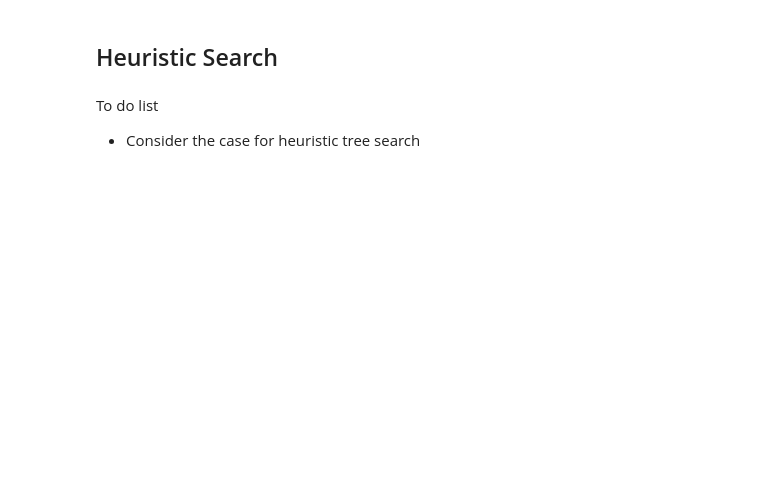
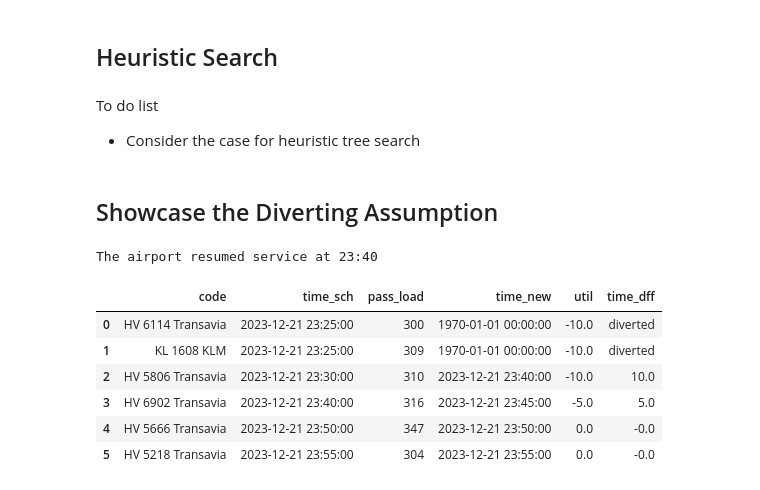
Before and after one commit to cwtravisyip/LSE_ST449_2324_GroupProject, a Jupyter notebook: searchProblem_algo_test.ipynb, the cells around one changed output. Cells and saved outputs as stored; diff of their text form; code cells hidden in the pictures; blank space fills up the shorter version.

```diff
--- a/searchProblem_algo_test.ipynb
+++ b/searchProblem_algo_test.ipynb
@@ -321,3 +405,24 @@ To do list
 trial_df = df_subset.copy()
 # %%
 trial_df.apply(lambda x: x['time_diff'] < -300,axis = 1)
+# %% [markdown]
+## Showcase the Diverting Assumption
+# %%
+# Instatiate and return the result
+AMS21_n5_3_2 = reschedule_problem(df_subset_3, n_runway = 1,max_delay=10, disruption_dur= 15)
+AMS21_n5_3_2.solve(best_first_graph_search)
+AMS21_n5_3_2_result = AMS21_n5_3_2.display()
+# %% [output]
+The airport resumed service at 23:40
+# %%
+AMS21_n5_3_2_result = AMS21_n5_3_2.display()
+# %%
+AMS21_n5_3_2_result
+# %% [output]
+|  | code | time_sch | pass_load | time_new | util | time_dff |
+| 0 | HV 6114 Transavia | 2023-12-21 23:25:00 | 300 | 1970-01-01 00:00:00 | -10.0 | diverted |
+| 1 | KL 1608 KLM | 2023-12-21 23:25:00 | 309 | 1970-01-01 00:00:00 | -10.0 | diverted |
+| 2 | HV 5806 Transavia | 2023-12-21 23:30:00 | 310 | 2023-12-21 23:40:00 | -10.0 | 10.0 |
+| 3 | HV 6902 Transavia | 2023-12-21 23:40:00 | 316 | 2023-12-21 23:45:00 | -5.0 | 5.0 |
+| 4 | HV 5666 Transavia | 2023-12-21 23:50:00 | 347 | 2023-12-21 23:50:00 | 0.0 | -0.0 |
+| 5 | HV 5218 Transavia | 2023-12-21 23:55:00 | 304 | 2023-12-21 23:55:00 | 0.0 | -0.0 |
```
Also changed, not shown: parts of 15 cells of this notebook, 1 other file.
